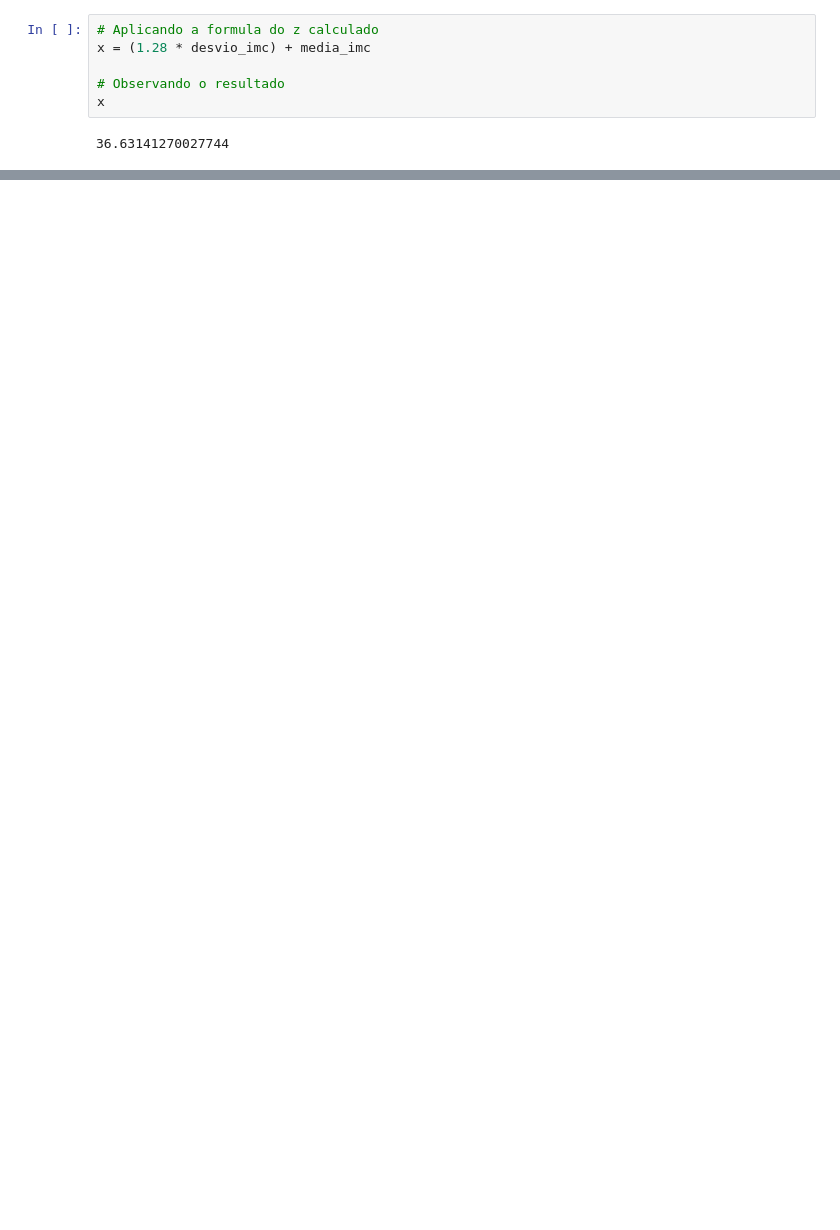
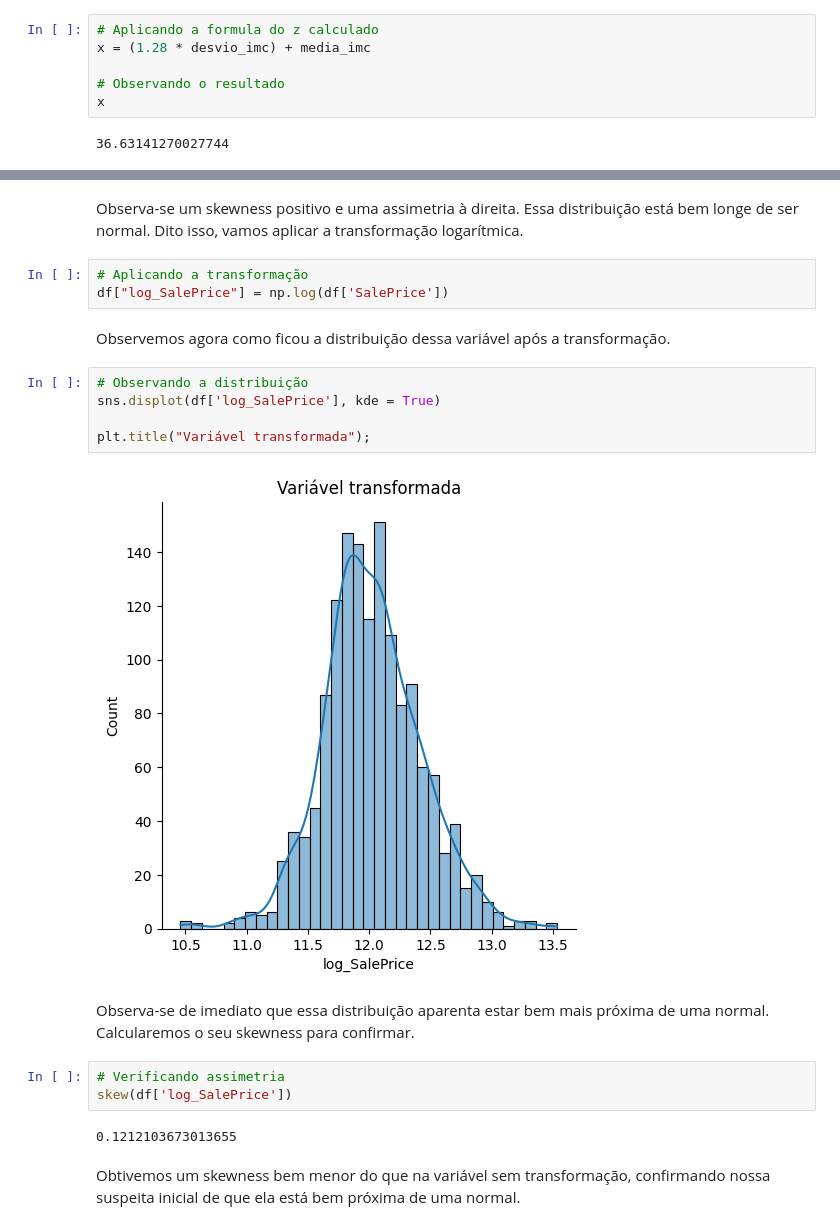
Before and after one commit to JosenildoJunior/Blog2, a Jupyter notebook: Probabilidade_e_distribuição.ipynb, the cells around one changed output, grey strips where cells are left out. Saved outputs shown, nothing was run; the diff lists cells and outputs as text; blank space fills up the shorter version.

```diff
--- a/Probabilidade_e_distribuição.ipynb
+++ b/Probabilidade_e_distribuição.ipynb
@@ -368,0 +590,23 @@ O imc correspondente ao percentile de 90 é .6 o mesmo resultado que obtivemos a
+# %% [markdown]
+Observa-se um skewness positivo e uma assimetria à direita. Essa distribuição está bem longe de ser normal. Dito isso, vamos aplicar a transformação logarítmica.
+# %%
+# Aplicando a transformação
+df["log_SalePrice"] = np.log(df['SalePrice'])
+# %% [markdown]
+Observemos agora como ficou a distribuição dessa variável após a transformação.
+# %%
+# Observando a distribuição
+sns.displot(df['log_SalePrice'], kde = True)
+
+plt.title("Variável transformada");
+# %% [output]
+[figure, added]
+# %% [markdown]
+Observa-se de imediato que essa distribuição aparenta estar bem mais próxima de uma normal. Calcularemos o seu skewness para confirmar.
+# %%
+# Verificando assimetria
+skew(df['log_SalePrice'])
+# %% [output]
+0.1212103673013655
+# %% [markdown]
+Obtivemos um skewness bem menor do que na variável sem transformação, confirmando nossa suspeita inicial de que ela está bem próxima de uma normal.
```
Also changed, not shown: parts of 58 cells of this notebook.
